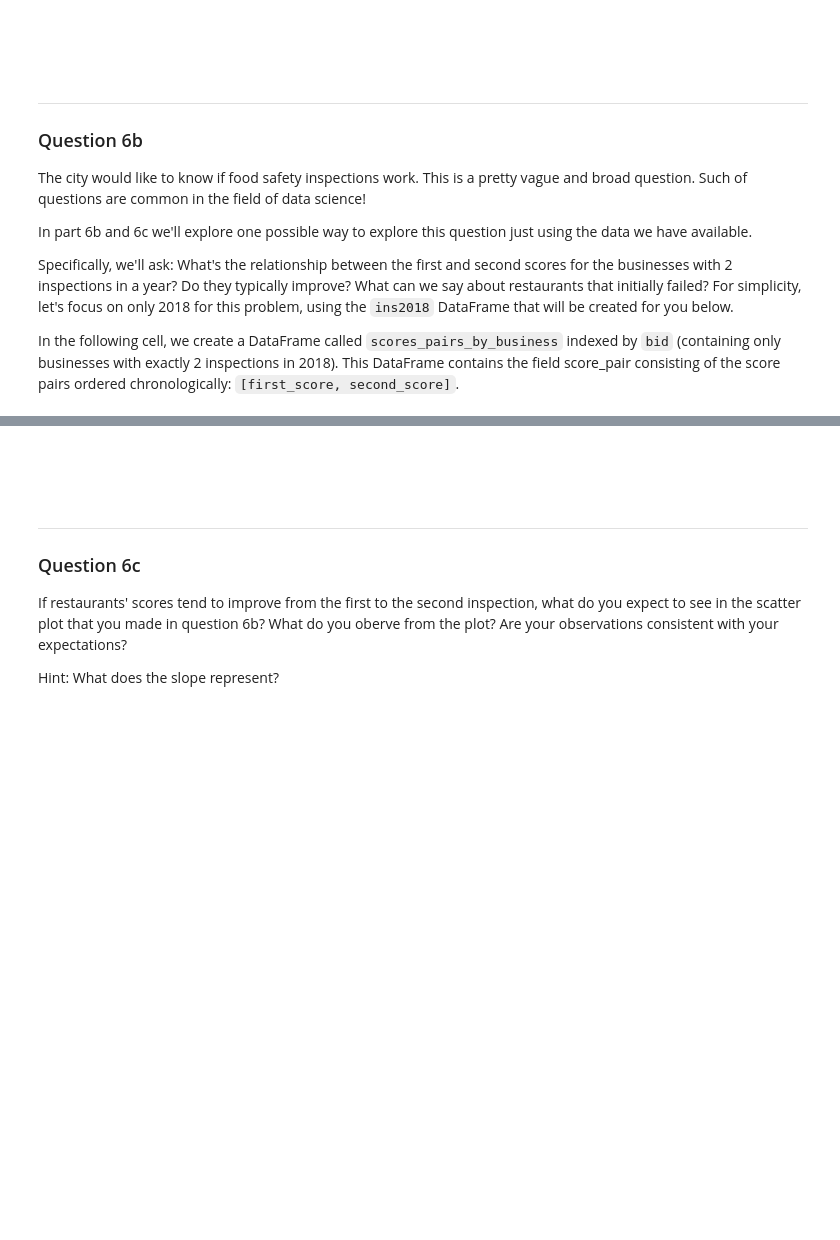
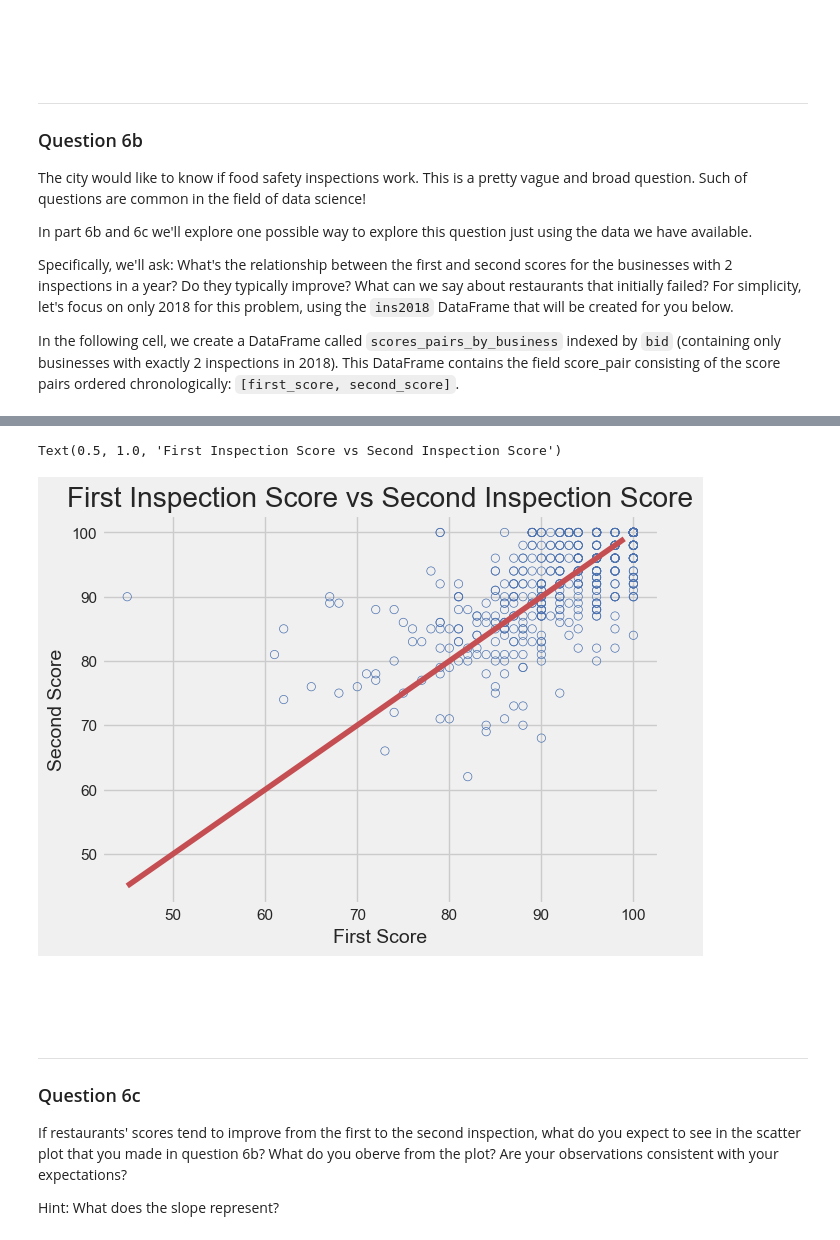
Before and after one commit to AliceRayLu/data-100-sp22, a Jupyter notebook: hw/hw02/hw02.ipynb, the cells around one changed output, grey strips where cells are left out. Cells and saved outputs as stored; diff of their text form; code cells hidden in the pictures; blank space fills up the shorter version.

```diff
--- a/hw/hw02/hw02.ipynb
+++ b/hw/hw02/hw02.ipynb
@@ -1343,3 +1418,13 @@ manual: True
+# %%
+plt.scatter(scores['first score'].values,scores['second score'].values,facecolors='none',edgecolors='b')
+plt.xlabel("First Score")
+plt.ylabel("Second Score")
+x = range(45,100,1)
+plt.plot(x,x,'r')
+plt.title("First Inspection Score vs Second Inspection Score")
+# %% [output]
+Text(0.5, 1.0, 'First Inspection Score vs Second Inspection Score')
+[figure, added]
 # %% [markdown]
 <!-- END QUESTION -->
 
```
Also changed, not shown: parts of 28 cells of this notebook, 1 other file.
